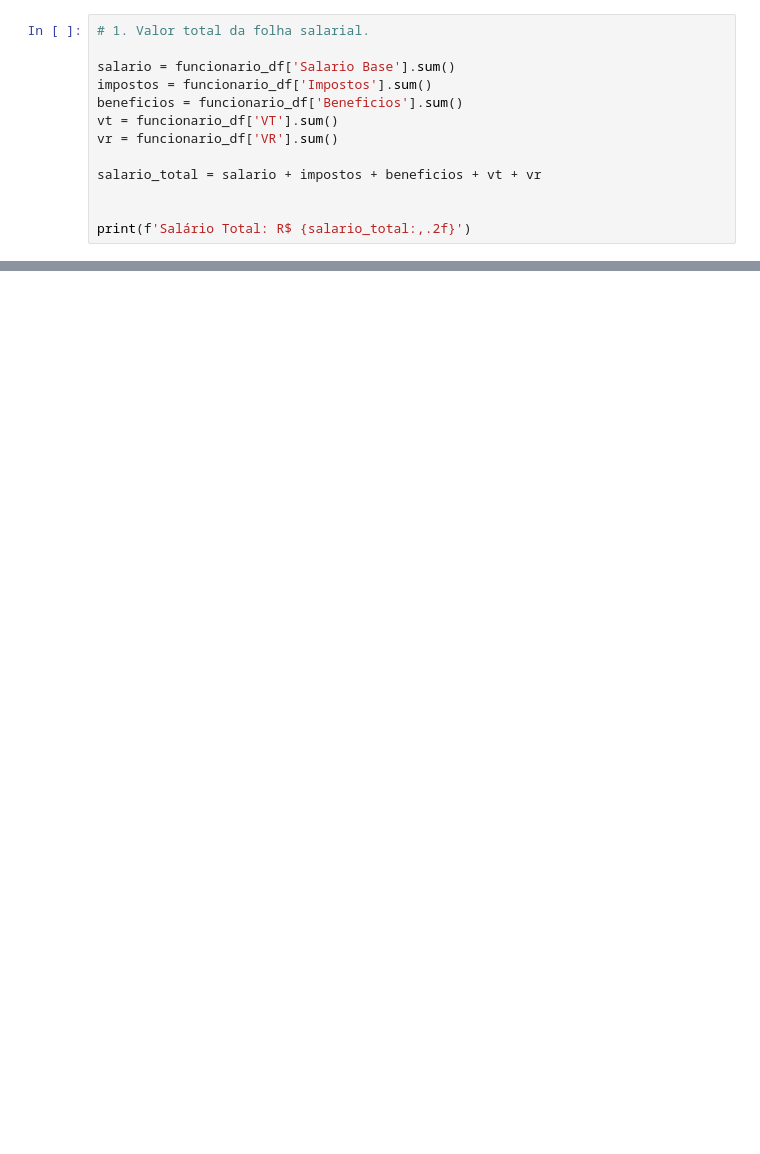
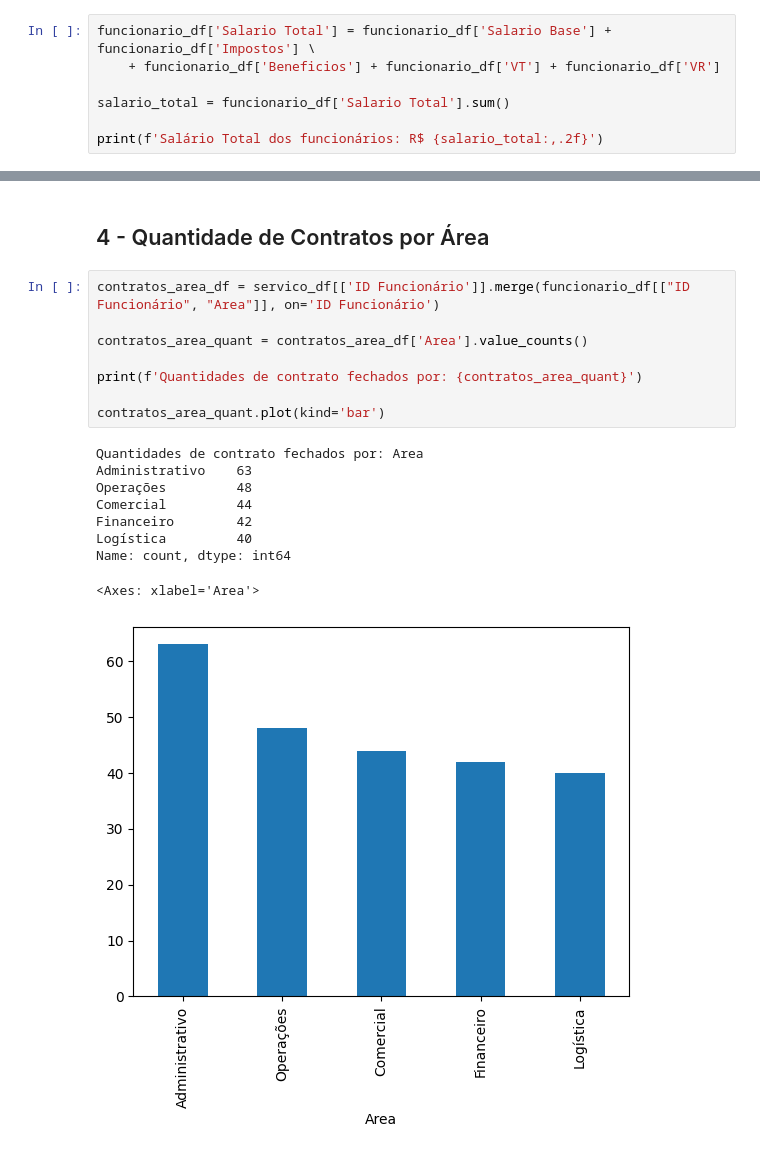
Before and after one commit to JulianoMarthins/Analise_Dados, a Jupyter notebook: Desafios/Exe_01.ipynb, the cells around one changed output, grey strips where cells are left out. Drawn from its saved outputs; the diff is of its cells as text; blank space fills up the shorter version.

```diff
--- a/Desafios/Exe_01.ipynb
+++ b/Desafios/Exe_01.ipynb
@@ -118,14 +105,8 @@ display(funcionario_df)
 # %%
-# 1. Valor total da folha salarial.
+funcionario_df['Salario Total'] = funcionario_df['Salario Base'] + funcionario_df['Impostos'] \
+    + funcionario_df['Beneficios'] + funcionario_df['VT'] + funcionario_df['VR']
 
-salario = funcionario_df['Salario Base'].sum()
-impostos = funcionario_df['Impostos'].sum()
-beneficios = funcionario_df['Beneficios'].sum()
-vt = funcionario_df['VT'].sum()
-vr = funcionario_df['VR'].sum()
+salario_total = funcionario_df['Salario Total'].sum()
 
-salario_total = salario + impostos + beneficios + vt + vr
-
-
-print(f'Salário Total: R$ {salario_total:,.2f}')
+print(f'Salário Total dos funcionários: R$ {salario_total:,.2f}')
 # %% [output]
@@ -165,0 +138,20 @@ Faturamento: R$ 1,319,494,826.78
+# %% [markdown]
+## 4 - Quantidade de Contratos por Área
+# %%
+contratos_area_df = servico_df[['ID Funcionário']].merge(funcionario_df[["ID Funcionário", "Area"]], on='ID Funcionário')
+
+contratos_area_quant = contratos_area_df['Area'].value_counts()
+
+print(f'Quantidades de contrato fechados por: {contratos_area_quant}')
+
+contratos_area_quant.plot(kind='bar')
+# %% [output]
+Quantidades de contrato fechados por: Area
+Administrativo    63
+Operações         48
+Comercial         44
+Financeiro        42
+Logística         40
+Name: count, dtype: int64
+<Axes: xlabel='Area'>
+[figure, added]
```
Also changed, not shown: parts of 18 cells of this notebook.
